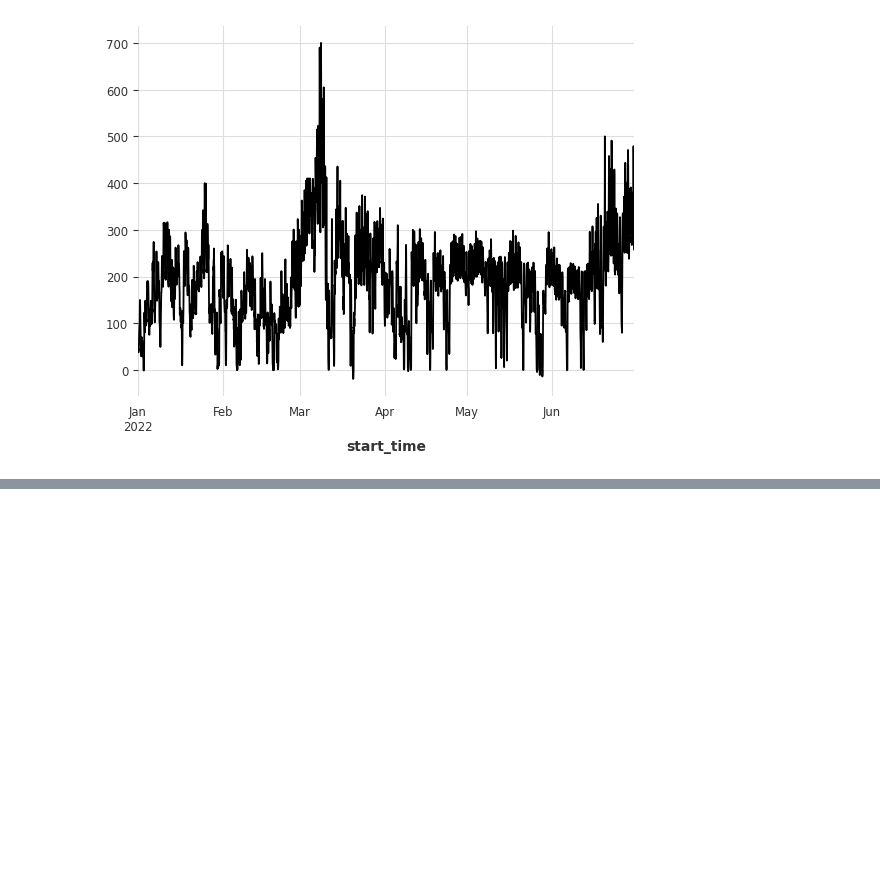
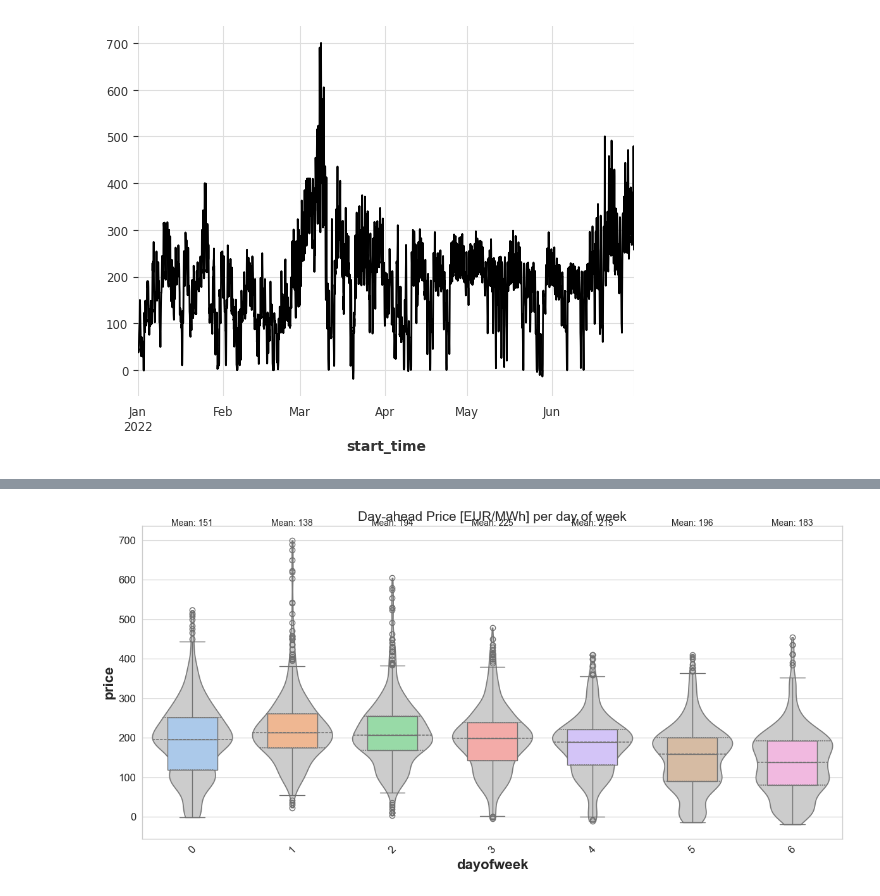
Before and after one commit to matt-lvk/energy_market_toymodel, a Jupyter notebook: forecasting.ipynb, the cells around one changed output, grey strips where cells are left out. Drawn from its saved outputs; the diff is of its cells as text; code cells hidden in the pictures; blank space fills up the shorter version.

```diff
--- a/forecasting.ipynb
+++ b/forecasting.ipynb
@@ -97,0 +101,4 @@ day_price_ts.head()
+# %%
+plotters.plot_violin_ts(day_price_ts, 'dayofweek', 'price', 'Day-ahead Price [EUR/MWh] per day of week')
+# %% [output]
+[figure, added]
```
Also changed, not shown: parts of 10 cells of this notebook, 3 other files.
